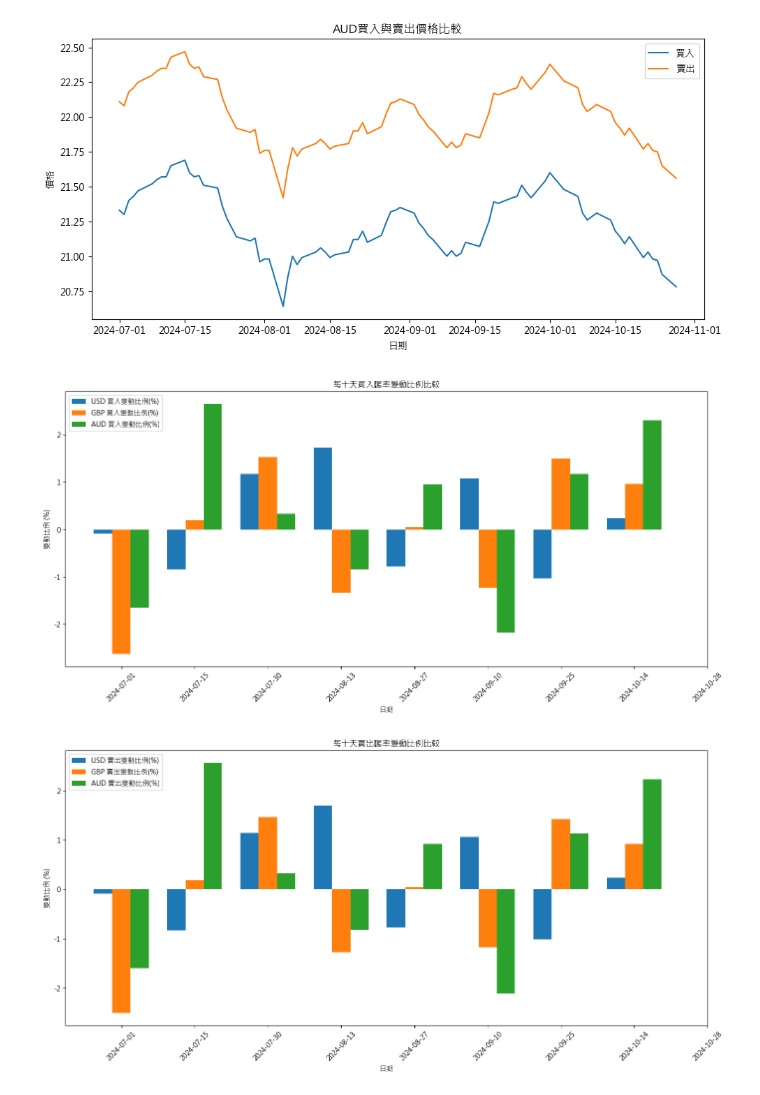
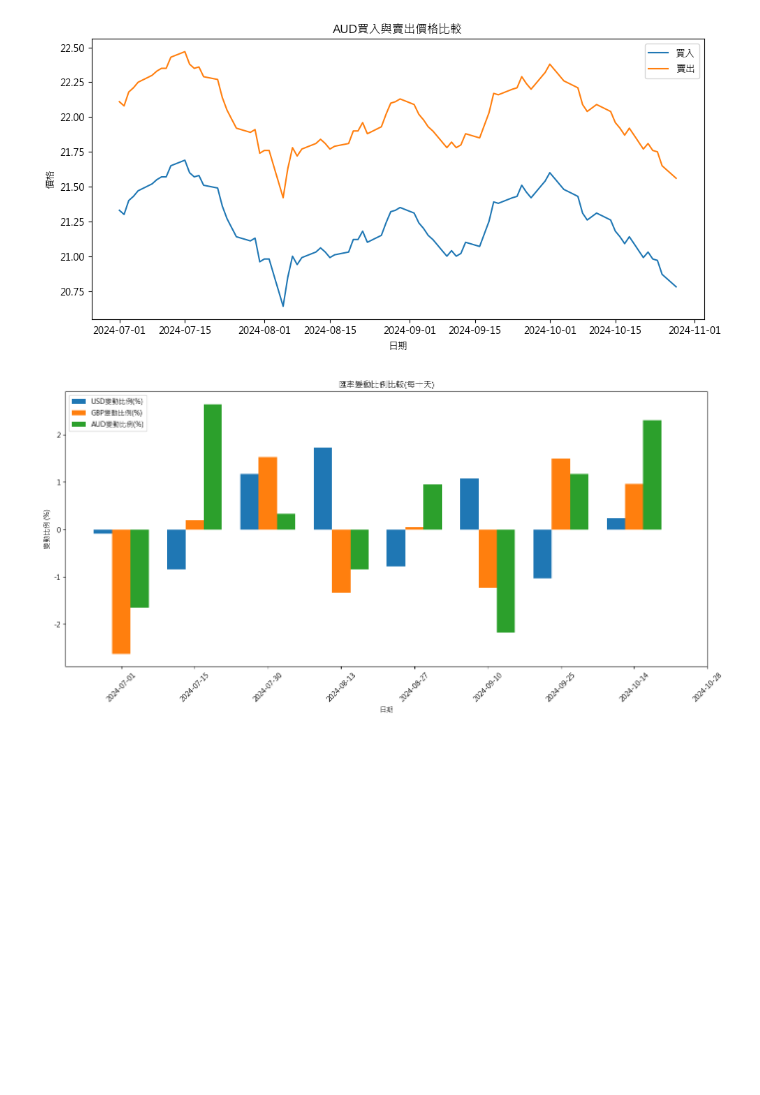
Before and after one commit to peterwang0329/pyhon_mid, a Jupyter notebook: py_mid.ipynb, the cells around one changed output. Drawn from its saved outputs; the diff is of its cells as text; code cells hidden in the pictures; blank space fills up the shorter version.

```diff
--- a/py_mid.ipynb
+++ b/py_mid.ipynb
@@ -1,9 +1,17 @@
 # %%
+import os
 import requests
 from bs4 import BeautifulSoup
 import pandas as pd
 
 curs=['USD','GBP','AUD']
+
+
+if not os.path.exists("data"):
+    os.mkdir("data")
+    print("'data'建立成功!")
+else:
+    print("'data'已建立!")
 
 for cur in curs:
     # 定義要抓取的 URL
@@ -40,7 +48,7 @@ for cur in curs:
         # 將 '日期' 轉換為 datetime
         out['日期'] = pd.to_datetime(out['日期'], format='%Y/%m/%d')
 
-        out.to_excel(f"./{cur}.xlsx", index=False)
+        out.to_excel(f"./data/{cur}.xlsx", index=False)
         print("匯率數據已成功匯出至 '",cur,".xlsx'")
 
     else:
@@ -60,7 +69,7 @@ import matplotlib.pyplot as plt
 curs=['USD','GBP','AUD']
 
 for cur in curs:
-    data = pd.read_excel(f"{cur}.xlsx")
+    data = pd.read_excel(f"./data/{cur}.xlsx")
 
     plt.rcParams["font.sans-serif"] = "Microsoft JhengHei"
     plt.rcParams["axes.unicode_minus"] = False
@@ -88,55 +97,51 @@ import pandas as pd
 import matplotlib.pyplot as plt
 import numpy as np
 
-# 幣種清單
 curs = ['USD', 'GBP', 'AUD']
-buys = ['買入','賣出']
 
 # 用於儲存所有貨幣的變動比例數據
 all_data = {}
 
 for cur in curs:
     # 讀取每個貨幣的 Excel 文件
-    df = pd.read_excel(f"./{cur}.xlsx")
+    df = pd.read_excel(f"./data/{cur}.xlsx")
     df['貨幣'] = cur  # 增加一列以標識幣種
     df.set_index('日期', inplace=True)  # 設置日期為索引
 
     # 計算每10天的變動比例
     df['買入變動比例(%)'] = df['買入'].pct_change(periods=10) * 100
     df['賣出變動比例(%)'] = df['賣出'].pct_change(periods=10) * 100
 
     df = df.iloc[::10]
     all_data[cur] = df
 
 # 合併所有貨幣的變動比例數據
 combined_data = pd.concat(all_data.values()).sort_index()
 
 # 設置繪圖參數
 plt.rcParams["font.sans-serif"] = "Microsoft JhengHei"
 plt.rcParams["axes.unicode_minus"] = False  # 設置以顯示負號
 
 # 繪製柱狀圖
 width = 0.25  # 設置每個柱狀圖的寬度
 x_labels = combined_data.index.unique()  # 獲取唯一的日期
 x = np.arange(len(x_labels))  # x 軸的位置
 
-for buy in buys:
-    plt.figure(figsize=(14, 7))
+plt.figure(figsize=(14, 7))
 
-    for i, cur in enumerate(curs):
-        # 過濾出每種貨幣的數據
-        currency_data = combined_data[combined_data['貨幣'] == cur]
+for i, cur in enumerate(curs):
+    # 過濾出每種貨幣的數據
+    currency_data = combined_data[combined_data['貨幣'] == cur]
 
-        # 繪製買入變動比例的柱狀圖，併排顯示
-        plt.bar(x + i * width, currency_data[f'{buy}變動比例(%)'], width=width, label=f"{cur} {buy}變動比例(%)")
+    # 繪製買入變動比例的柱狀圖，併排顯示
+    plt.bar(x + i * width, currency_data['買入變動比例(%)'], width=width, label=f"{cur}變動比例(%)")
 
-    plt.xlabel("日期")
-    plt.ylabel("變動比例 (%)")
-    plt.title(f"每十天{buy}匯率變動比例比較")
-    plt.xticks(x + width, x_labels.strftime('%Y-%m-%d'), rotation=45)  # 設置 x 軸標籤
-    plt.legend()
-    plt.tight_layout()
-    plt.show()
+plt.xlabel("日期")
+plt.ylabel("變動比例 (%)")
+plt.title(f"匯率變動比例比較(每十天)")
+plt.xticks(x + width, x_labels.strftime('%Y-%m-%d'), rotation=45)  # 設置 x 軸標籤
+plt.legend()
+plt.tight_layout()
+plt.show()
 # %% [output]
-[figure, old version]
+[figure, new version]
-[figure, removed]
```
Also changed, not shown: parts of 1 cell of this notebook.
